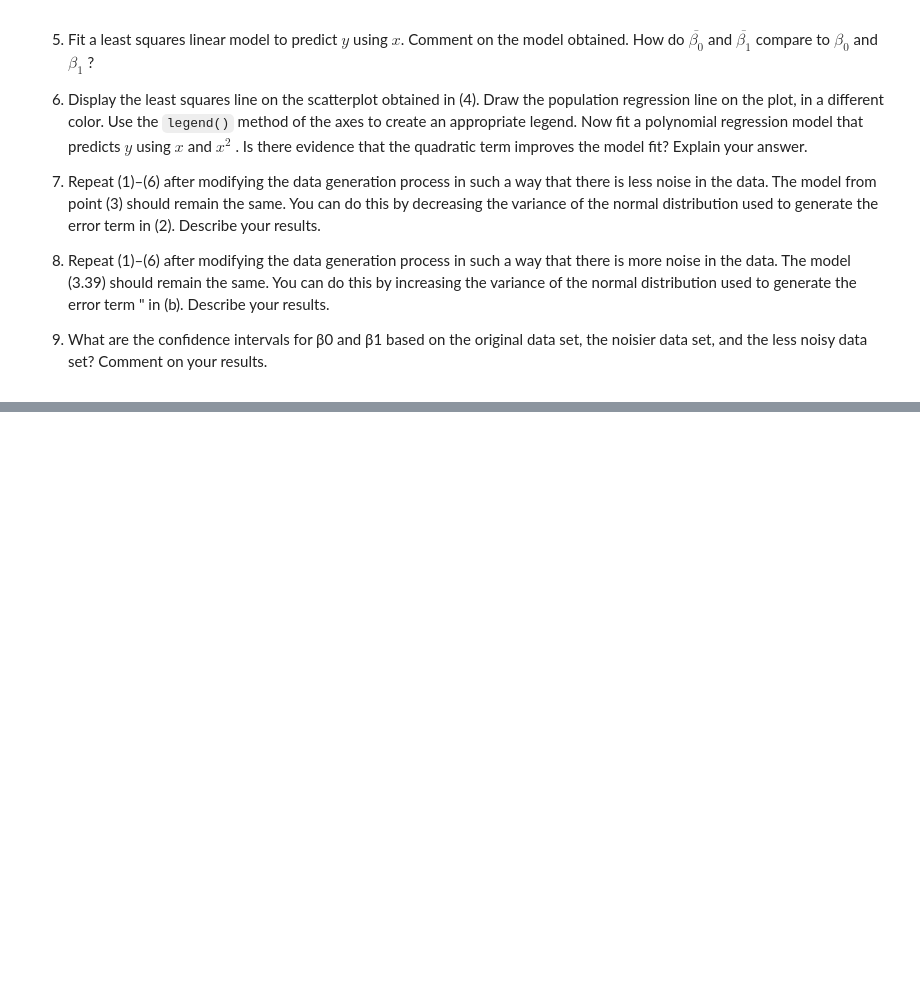
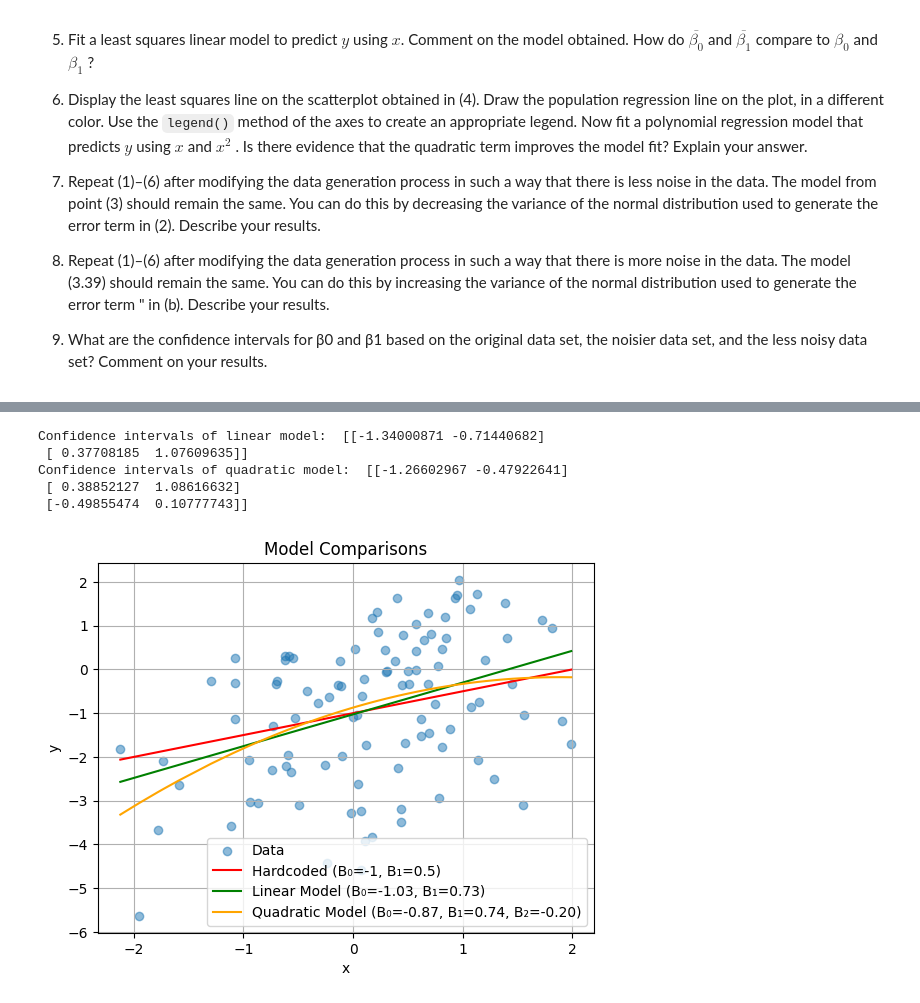
Before and after one commit to Shozye/studies-vegeta, a Jupyter notebook: aad/lab2/Task9.ipynb, the cells around one changed output, grey strips where cells are left out. Cells and saved outputs as stored; diff of their text form; code cells hidden in the pictures; blank space fills up the shorter version.

```diff
--- a/aad/lab2/Task9.ipynb
+++ b/aad/lab2/Task9.ipynb
@@ -87,0 +104,9 @@ B_1 = 0.5, B_0 = -1
+# %%
+make_the_test(math.sqrt(2)) # increasing
+# %% [output]
+Confidence intervals of linear model:  [[-1.34000871 -0.71440682]
+ [ 0.37708185  1.07609635]]
+Confidence intervals of quadratic model:  [[-1.26602967 -0.47922641]
+ [ 0.38852127  1.08616632]
+ [-0.49855474  0.10777743]]
+[figure, added]
```
Also changed, not shown: parts of 8 cells of this notebook, 4 other files.
